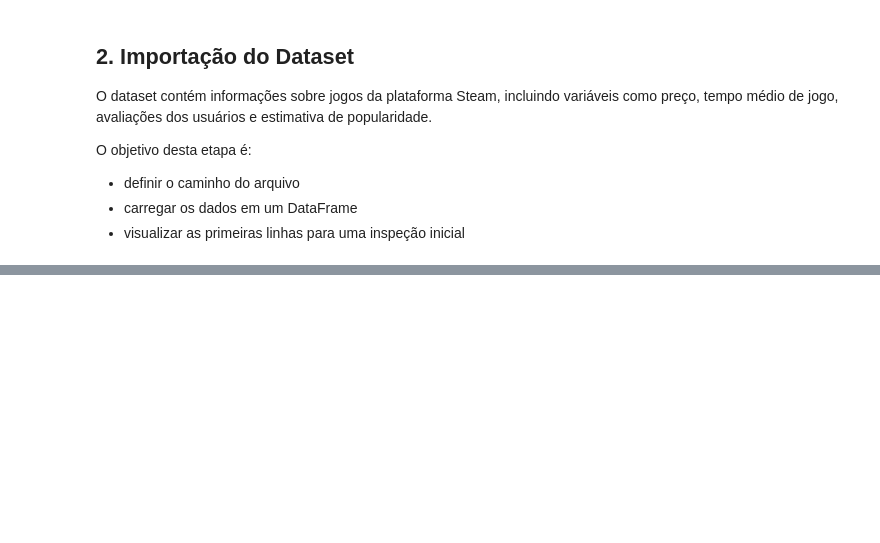
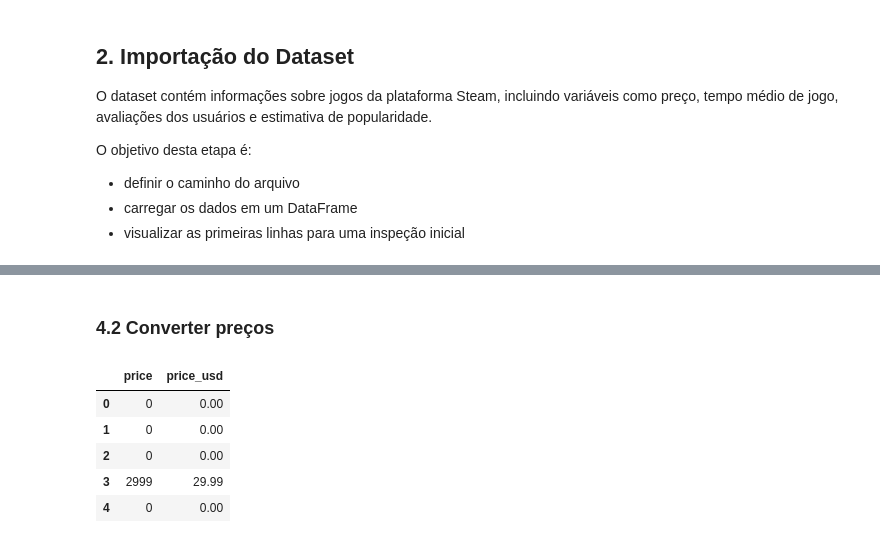
Before and after one commit to wagnerquadros/anaise_dados_steam, a Jupyter notebook: steam.ipynb, the cells around one changed output, grey strips where cells are left out. Cells and saved outputs as stored; diff of their text form; code cells hidden in the pictures; blank space fills up the shorter version.

```diff
--- a/steam.ipynb
+++ b/steam.ipynb
@@ -66,0 +222,14 @@ df.head()
+# %% [markdown]
+### 4.2 Converter preços
+# %%
+df["price_usd"] = df["price"] / 100
+df["initialprice_usd"] = df["initialprice"] / 100
+
+df[["price", "price_usd"]].head()
+# %% [output]
+|  | price | price_usd |
+| 0 | 0 | 0.00 |
+| 1 | 0 | 0.00 |
+| 2 | 0 | 0.00 |
+| 3 | 2999 | 29.99 |
+| 4 | 0 | 0.00 |
```
Also changed, not shown: parts of 27 cells of this notebook, 1 other file.
